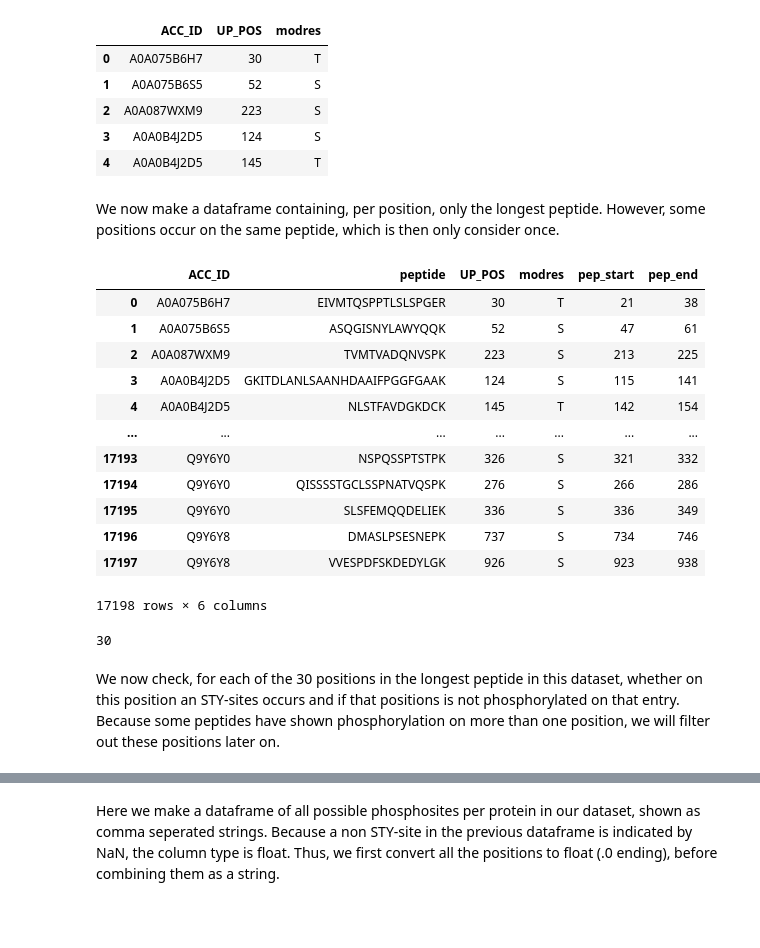
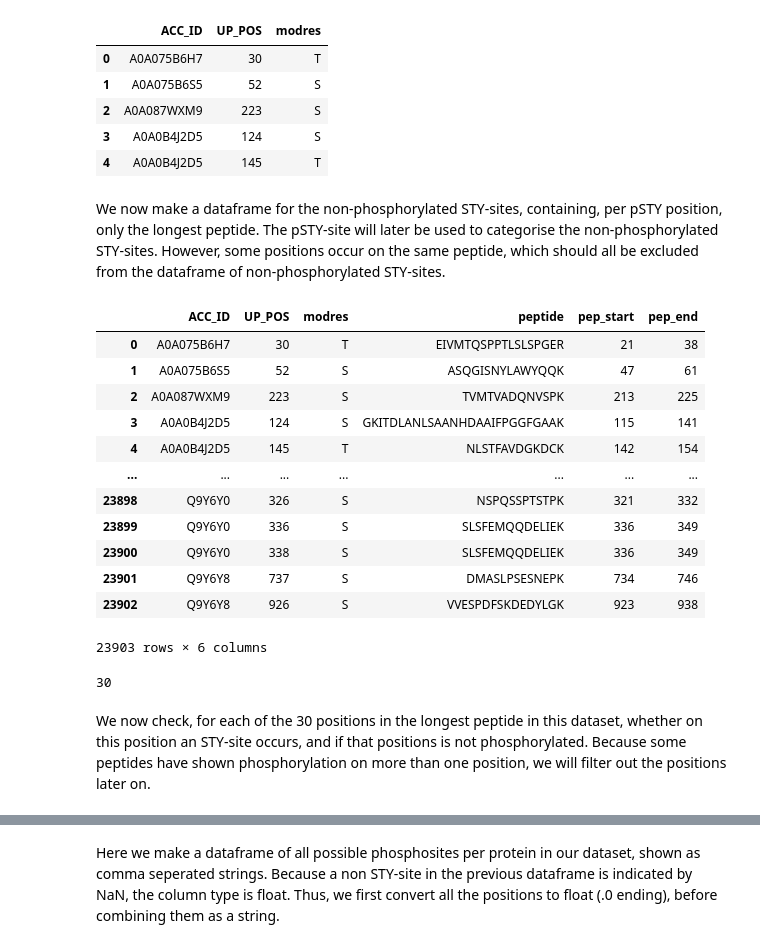
Before and after one commit to Hanne-Devos/Master_thesis, a Jupyter notebook: WP2/WP2 mutational analysis.ipynb, the cells around one changed output, grey strips where cells are left out. Cells and saved outputs as stored; diff of their text form; code cells hidden in the pictures; blank space fills up the shorter version.

```diff
--- a/WP2/WP2 mutational analysis.ipynb
+++ b/WP2/WP2 mutational analysis.ipynb
@@ -1353,34 +1411,33 @@ data_P.head()
 | 3 | A0A0B4J2D5 | 124 | S |
 | 4 | A0A0B4J2D5 | 145 | T |
 # %% [markdown]
-We now make a dataframe containing, per position, only the longest peptide. However, some positions occur on the same peptide, which is then only consider once.
+We now make a dataframe for the non-phosphorylated STY-sites, containing, per pSTY position, only the longest peptide. The pSTY-site will later be used to categorise the non-phosphorylated STY-sites. However, some positions occur on the same peptide, which should all be excluded from the dataframe of non-phosphorylated STY-sites.
 # %%
 data_nonP = data.groupby(["ACC_ID", "UP_POS", "modres"], as_index=False).agg({"peptide": lambda x: max(x, key=len),
                                                                        "pep_start": lambda x: min(x), "pep_end": lambda x: max(x)})
-data_nonP = data_nonP.groupby(["ACC_ID", "peptide"], as_index=False).agg({"UP_POS": "first", "modres": "first",
-                                                                 "pep_start": lambda x: min(x), "pep_end": lambda x: max(x)})
+
 data_nonP
 # %% [output]
-|  | ACC_ID | peptide | UP_POS | modres | pep_start | pep_end |
-| 0 | A0A075B6H7 | EIVMTQSPPTLSLSPGER | 30 | T | 21 | 38 |
-| 1 | A0A075B6S5 | ASQGISNYLAWYQQK | 52 | S | 47 | 61 |
-| 2 | A0A087WXM9 | TVMTVADQNVSPK | 223 | S | 213 | 225 |
-| 3 | A0A0B4J2D5 | GKITDLANLSAANHDAAIFPGGFGAAK | 124 | S | 115 | 141 |
-| 4 | A0A0B4J2D5 | NLSTFAVDGKDCK | 145 | T | 142 | 154 |
+|  | ACC_ID | UP_POS | modres | peptide | pep_start | pep_end |
+| 0 | A0A075B6H7 | 30 | T | EIVMTQSPPTLSLSPGER | 21 | 38 |
+| 1 | A0A075B6S5 | 52 | S | ASQGISNYLAWYQQK | 47 | 61 |
+| 2 | A0A087WXM9 | 223 | S | TVMTVADQNVSPK | 213 | 225 |
+| 3 | A0A0B4J2D5 | 124 | S | GKITDLANLSAANHDAAIFPGGFGAAK | 115 | 141 |
+| 4 | A0A0B4J2D5 | 145 | T | NLSTFAVDGKDCK | 142 | 154 |
 | ... | ... | ... | ... | ... | ... | ... |
-| 17193 | Q9Y6Y0 | NSPQSSPTSTPK | 326 | S | 321 | 332 |
-| 17194 | Q9Y6Y0 | QISSSSTGCLSSPNATVQSPK | 276 | S | 266 | 286 |
-| 17195 | Q9Y6Y0 | SLSFEMQQDELIEK | 336 | S | 336 | 349 |
-| 17196 | Q9Y6Y8 | DMASLPSESNEPK | 737 | S | 734 | 746 |
-| 17197 | Q9Y6Y8 | VVESPDFSKDEDYLGK | 926 | S | 923 | 938 |
+| 23898 | Q9Y6Y0 | 326 | S | NSPQSSPTSTPK | 321 | 332 |
+| 23899 | Q9Y6Y0 | 336 | S | SLSFEMQQDELIEK | 336 | 349 |
+| 23900 | Q9Y6Y0 | 338 | S | SLSFEMQQDELIEK | 336 | 349 |
+| 23901 | Q9Y6Y8 | 737 | S | DMASLPSESNEPK | 734 | 746 |
+| 23902 | Q9Y6Y8 | 926 | S | VVESPDFSKDEDYLGK | 923 | 938 |
-17198 rows × 6 columns
+23903 rows × 6 columns
 # %%
 data_nonP["length"] = data_nonP["peptide"].str.len()
 data_nonP["length"].max()
 # %% [output]
 30
 # %% [markdown]
-We now check, for each of the 30 positions in the longest peptide in this dataset, whether on this position an STY-sites occurs and if that positions is not phosphorylated on that entry. Because some peptides have shown phosphorylation on more than one position, we will filter out these positions later on.
+We now check, for each of the 30 positions in the longest peptide in this dataset, whether on this position an STY-site occurs, and if that positions is not phosphorylated. Because some peptides have shown phosphorylation on more than one position, we will filter out the positions later on.
 # %%
 list_S = []
 list_T = []
```
Also changed, not shown: parts of 103 cells of this notebook.
